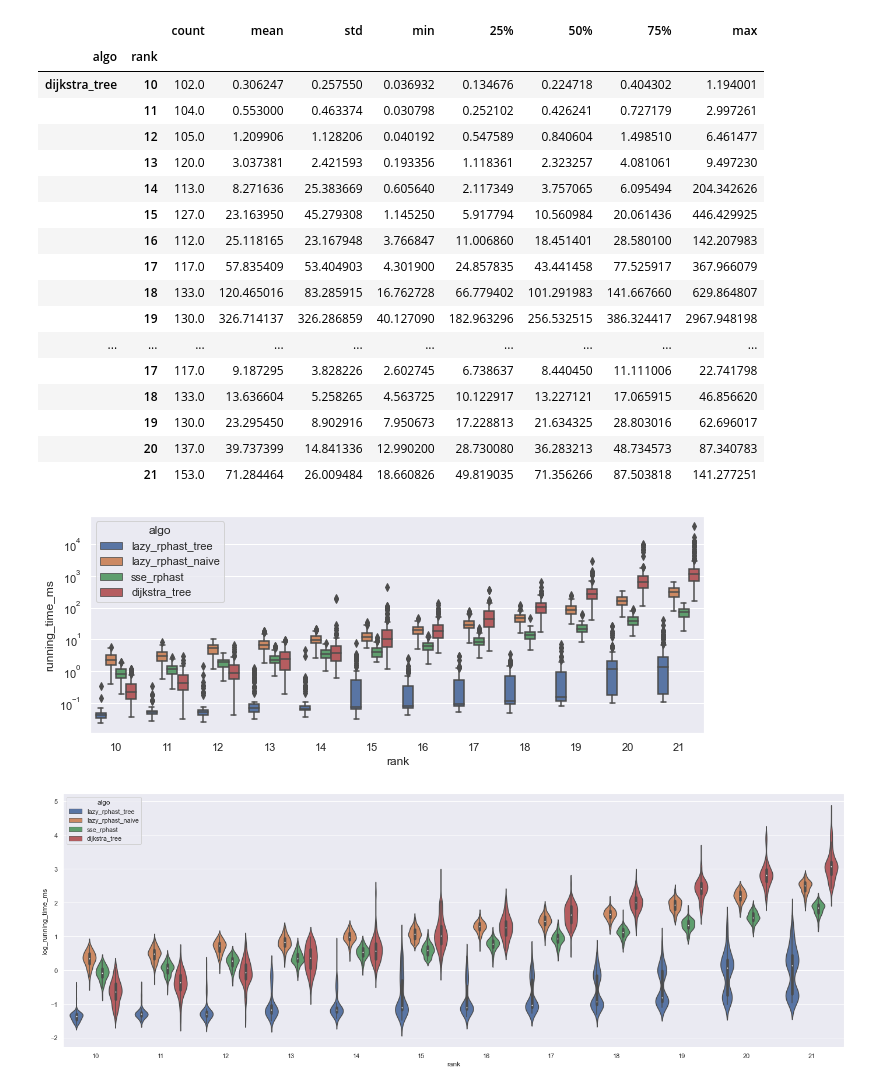
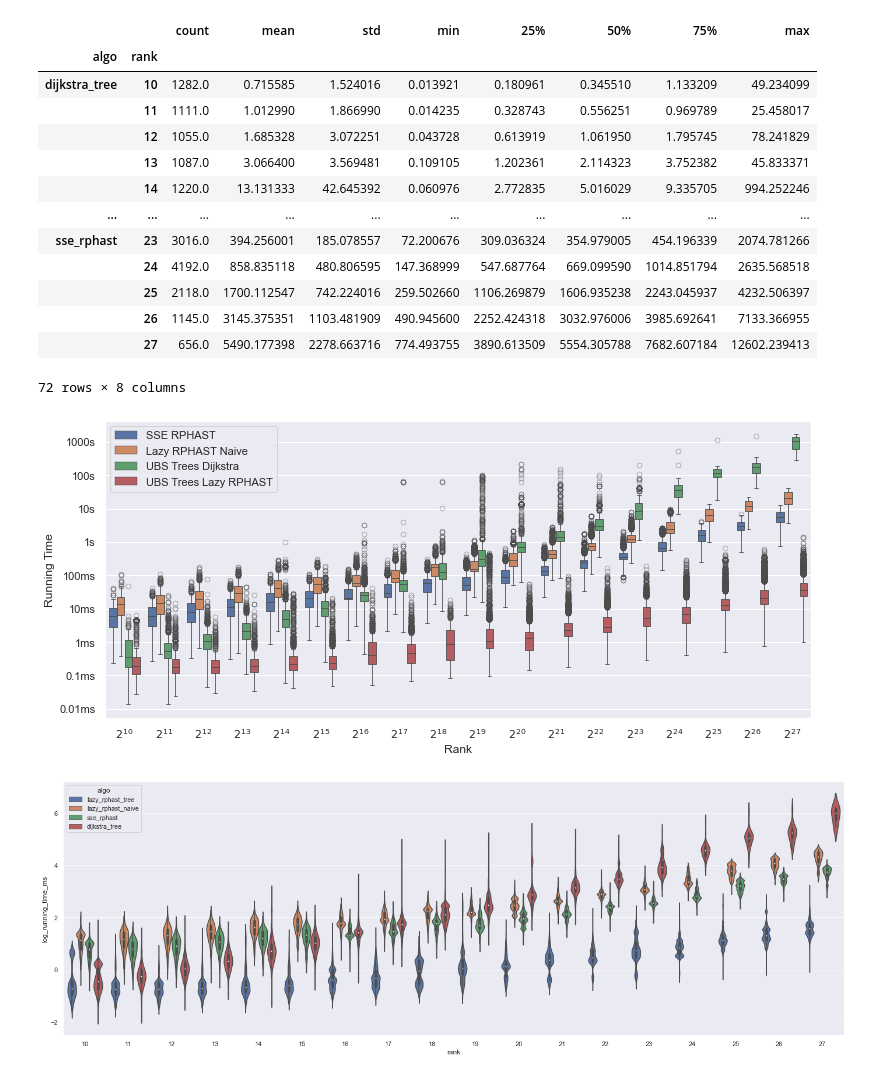
Before and after one commit to kit-algo/traffic_aware, a Jupyter notebook: eval/ubs_perf.ipynb, the cells around one changed output. Cells and saved outputs as stored; diff of their text form; code cells hidden in the pictures.

```diff
--- a/eval/ubs_perf.ipynb
+++ b/eval/ubs_perf.ipynb
@@ -17,45 +17,60 @@ import re
 from shared import *
 # %%
 base = "../exp/"
-paths = glob.glob(base + "ubs_perf/*.json")
+paths = glob.glob(base + "ubs_perf/2021-11-29T09:44:07+01:00.json")
 data = [json.load(open(path)) for path in paths]
 # %%
 ubs_checks = pd.DataFrame.from_records([{
     **algo,
     'graph': path_to_graph(run['args'][1]),
-    'metric': run['live_weight_file']
+    'metric': run['live_weight_file'],
+    'epsilon': run['epsilon'],
 } for run in data for algo in run['algo_runs']])
 # %%
-ubs_checks.query('rank > 9').groupby(['algo', 'rank'])['running_time_ms'].describe()
+ubs_checks.query('rank > 9 & epsilon == 0.2').groupby(['algo', 'rank'])['running_time_ms'].describe()
 # %% [output]
 |  |  | count | mean | std | min | 25% | 50% | 75% | max |
 | algo | rank |  |  |  |  |  |  |  |  |
-| dijkstra_tree | 10 | 102.0 | 0.306247 | 0.257550 | 0.036932 | 0.134676 | 0.224718 | 0.404302 | 1.194001 |
-|  | 11 | 104.0 | 0.553000 | 0.463374 | 0.030798 | 0.252102 | 0.426241 | 0.727179 | 2.997261 |
-|  | 12 | 105.0 | 1.209906 | 1.128206 | 0.040192 | 0.547589 | 0.840604 | 1.498510 | 6.461477 |
-|  | 13 | 120.0 | 3.037381 | 2.421593 | 0.193356 | 1.118361 | 2.323257 | 4.081061 | 9.497230 |
-|  | 14 | 113.0 | 8.271636 | 25.383669 | 0.605640 | 2.117349 | 3.757065 | 6.095494 | 204.342626 |
-|  | 15 | 127.0 | 23.163950 | 45.279308 | 1.145250 | 5.917794 | 10.560984 | 20.061436 | 446.429925 |
-|  | 16 | 112.0 | 25.118165 | 23.167948 | 3.766847 | 11.006860 | 18.451401 | 28.580100 | 142.207983 |
-|  | 17 | 117.0 | 57.835409 | 53.404903 | 4.301900 | 24.857835 | 43.441458 | 77.525917 | 367.966079 |
-|  | 18 | 133.0 | 120.465016 | 83.285915 | 16.762728 | 66.779402 | 101.291983 | 141.667660 | 629.864807 |
-|  | 19 | 130.0 | 326.714137 | 326.286859 | 40.127090 | 182.963296 | 256.532515 | 386.324417 | 2967.948198 |
+| dijkstra_tree | 10 | 1282.0 | 0.715585 | 1.524016 | 0.013921 | 0.180961 | 0.345510 | 1.133209 | 49.234099 |
+|  | 11 | 1111.0 | 1.012990 | 1.866990 | 0.014235 | 0.328743 | 0.556251 | 0.969789 | 25.458017 |
+|  | 12 | 1055.0 | 1.685328 | 3.072251 | 0.043728 | 0.613919 | 1.061950 | 1.795745 | 78.241829 |
+|  | 13 | 1087.0 | 3.066400 | 3.569481 | 0.109105 | 1.202361 | 2.114323 | 3.752382 | 45.833371 |
+|  | 14 | 1220.0 | 13.131333 | 42.645392 | 0.060976 | 2.772835 | 5.016029 | 9.335705 | 994.252246 |
 | ... | ... | ... | ... | ... | ... | ... | ... | ... | ... |
-|  | 17 | 117.0 | 9.187295 | 3.828226 | 2.602745 | 6.738637 | 8.440450 | 11.111006 | 22.741798 |
-|  | 18 | 133.0 | 13.636604 | 5.258265 | 4.563725 | 10.122917 | 13.227121 | 17.065915 | 46.856620 |
-|  | 19 | 130.0 | 23.295450 | 8.902916 | 7.950673 | 17.228813 | 21.634325 | 28.803016 | 62.696017 |
-|  | 20 | 137.0 | 39.737399 | 14.841336 | 12.990200 | 28.730080 | 36.283213 | 48.734573 | 87.340783 |
-|  | 21 | 153.0 | 71.284464 | 26.009484 | 18.660826 | 49.819035 | 71.356266 | 87.503818 | 141.277251 |
+| sse_rphast | 23 | 3016.0 | 394.256001 | 185.078557 | 72.200676 | 309.036324 | 354.979005 | 454.196339 | 2074.781266 |
+|  | 24 | 4192.0 | 858.835118 | 480.806595 | 147.368999 | 547.687764 | 669.099590 | 1014.851794 | 2635.568518 |
+|  | 25 | 2118.0 | 1700.112547 | 742.224016 | 259.502660 | 1106.269879 | 1606.935238 | 2243.045937 | 4232.506397 |
+|  | 26 | 1145.0 | 3145.375351 | 1103.481909 | 490.945600 | 2252.424318 | 3032.976006 | 3985.692641 | 7133.366955 |
+|  | 27 | 656.0 | 5490.177398 | 2278.663716 | 774.493755 | 3890.613509 | 5554.305788 | 7682.607184 | 12602.239413 |
+72 rows × 8 columns
 # %%
-plt.figure(figsize=(11,4))
-g = sns.boxplot(data=ubs_checks.query('rank > 9'), x='rank', y='running_time_ms', hue='algo')
+def pretty(val, pos):
+    if val < 1.0:
+        return f"{val}ms"
+    elif val >= 1000:
+        return f"{int(val/1000.0)}s"
+    else:
+        return f"{int(val)}ms"
+
+ubs_checks['rank_exp'] = ubs_checks['rank'].apply(lambda val: f"$2^{{{val}}}$")
+plt.figure(figsize=(11,5))
+g = sns.boxplot(data=ubs_checks.query('rank > 9 & epsilon == 0.2'), x='rank_exp', y='running_time_ms', hue='algo',
+                hue_order=['sse_rphast', 'lazy_rphast_naive', 'dijkstra_tree', 'lazy_rphast_tree'],
+                showmeans=False, linewidth=0.8, flierprops=dict(marker='o', markerfacecolor='none', markeredgewidth=0.3))
 g.set_yscale('log')
+handles, labels = g.get_legend_handles_labels()
+g.legend(handles=handles, labels=['SSE RPHAST', 'Lazy RPHAST Naive', 'UBS Trees Dijkstra', 'UBS Trees Lazy RPHAST'])
+g.set_ylabel('Running Time')
+g.set_xlabel('Rank')
+g.yaxis.set_major_locator(mpl.ticker.LogLocator(base=10,numticks=10))
+g.yaxis.set_major_formatter(mpl.ticker.FuncFormatter(pretty))
+plt.tight_layout()
 # %% [output]
-[figure, old version]
+[figure, new version]
 # %%
 ubs_checks['log_running_time_ms'] = np.log10(ubs_checks['running_time_ms'])
 # %%
 plt.figure(figsize=(24,8))
-g = sns.violinplot(data=ubs_checks.query('rank > 9'), x='rank', y='log_running_time_ms', hue='algo', scale='width')
+g = sns.violinplot(data=ubs_checks.query('rank > 9 & epsilon == 0.2'), x='rank', y='log_running_time_ms', hue='algo', scale='width')
 # %% [output]
-[figure, old version]
+[figure, new version]
```
Also changed, not shown: parts of 5 cells of this notebook, 4 other files.
